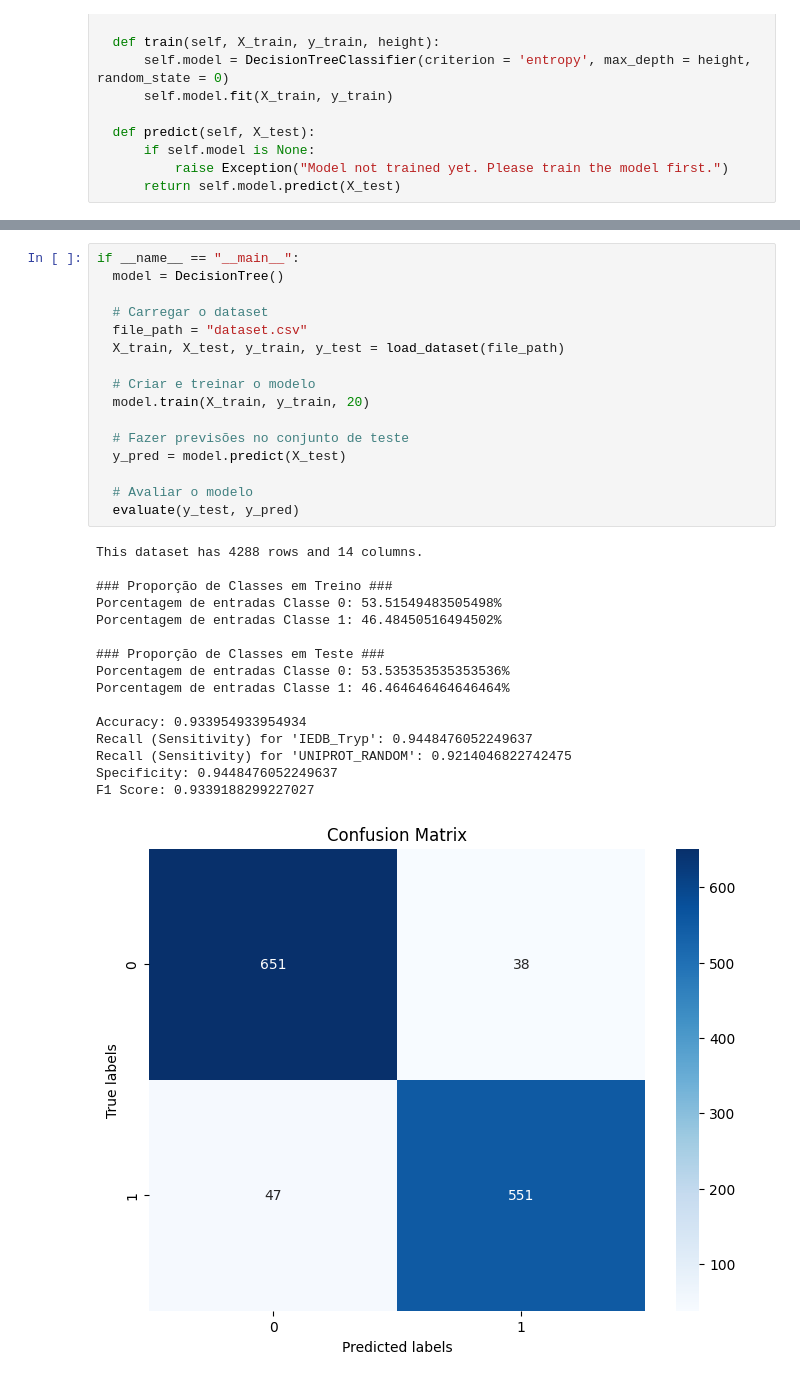
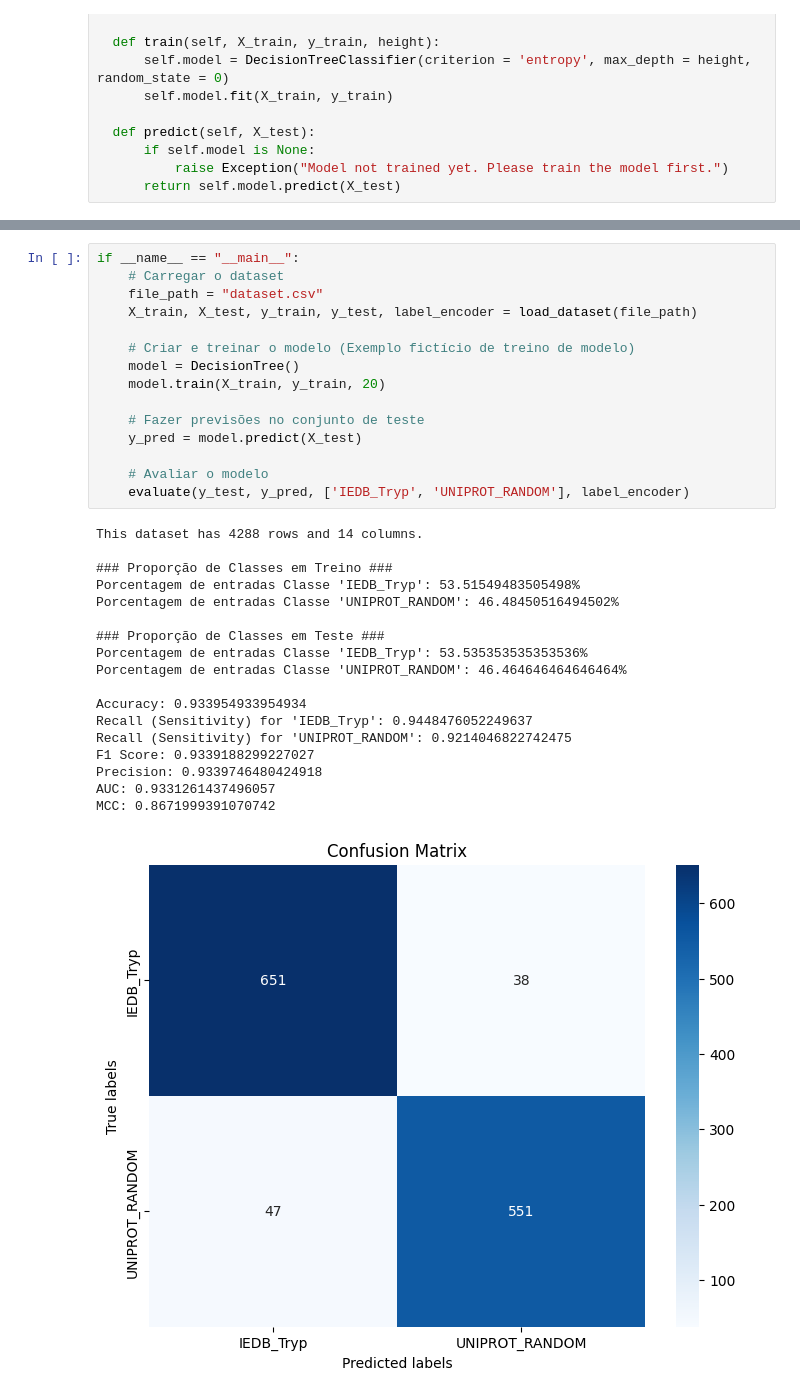
Before and after one commit to labioinfoufsc/EBScore, a Jupyter notebook: epitryp.ipynb, the cells around one changed output, grey strips where cells are left out. Cells and saved outputs as stored; diff of their text form.

```diff
--- a/epitryp.ipynb
+++ b/epitryp.ipynb
@@ -105,33 +114,34 @@ def load_dataset(file_path):
 # %%
 if __name__ == "__main__":
-  model = DecisionTree()
+    # Carregar o dataset
+    file_path = "dataset.csv"
+    X_train, X_test, y_train, y_test, label_encoder = load_dataset(file_path)
 
-  # Carregar o dataset
-  file_path = "dataset.csv"
-  X_train, X_test, y_train, y_test = load_dataset(file_path)
+    # Criar e treinar o modelo (Exemplo fictício de treino de modelo)
+    model = DecisionTree()
+    model.train(X_train, y_train, 20)
 
-  # Criar e treinar o modelo
-  model.train(X_train, y_train, 20)
+    # Fazer previsões no conjunto de teste
+    y_pred = model.predict(X_test)
 
-  # Fazer previsões no conjunto de teste
-  y_pred = model.predict(X_test)
-
-  # Avaliar o modelo
-  evaluate(y_test, y_pred)
+    # Avaliar o modelo
+    evaluate(y_test, y_pred, ['IEDB_Tryp', 'UNIPROT_RANDOM'], label_encoder)
 # %% [output]
 This dataset has 4288 rows and 14 columns.
 
 ### Proporção de Classes em Treino ###
-Porcentagem de entradas Classe 0: 53.51549483505498%
-Porcentagem de entradas Classe 1: 46.48450516494502%
+Porcentagem de entradas Classe 'IEDB_Tryp': 53.51549483505498%
+Porcentagem de entradas Classe 'UNIPROT_RANDOM': 46.48450516494502%
 
 ### Proporção de Classes em Teste ###
-Porcentagem de entradas Classe 0: 53.535353535353536%
-Porcentagem de entradas Classe 1: 46.464646464646464%
+Porcentagem de entradas Classe 'IEDB_Tryp': 53.535353535353536%
+Porcentagem de entradas Classe 'UNIPROT_RANDOM': 46.464646464646464%
 
 Accuracy: 0.933954933954934
 Recall (Sensitivity) for 'IEDB_Tryp': 0.9448476052249637
 Recall (Sensitivity) for 'UNIPROT_RANDOM': 0.9214046822742475
-Specificity: 0.9448476052249637
 F1 Score: 0.9339188299227027
+Precision: 0.9339746480424918
+AUC: 0.9331261437496057
+MCC: 0.8671999391070742
-[figure, old version]
+[figure, new version]
```
Also changed, not shown: parts of 4 cells of this notebook.
